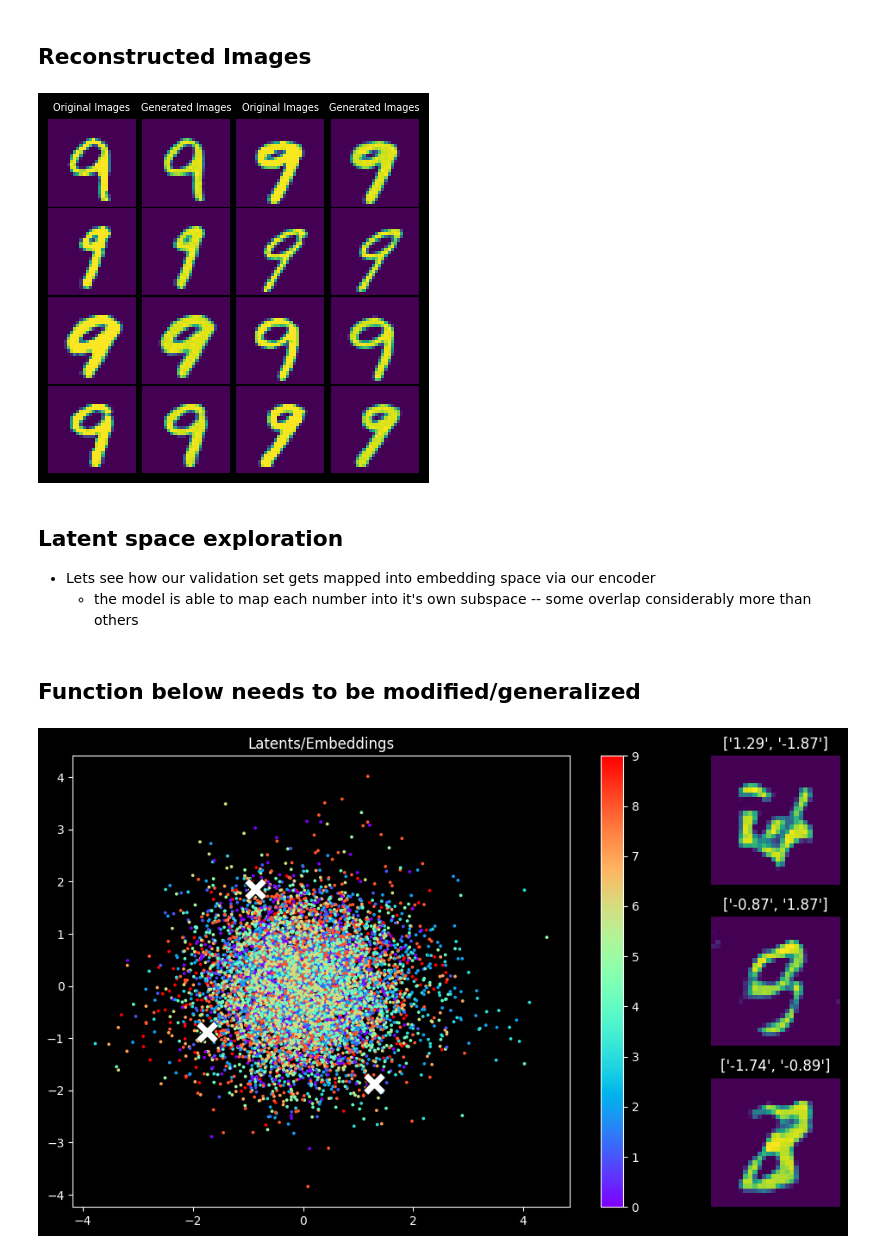
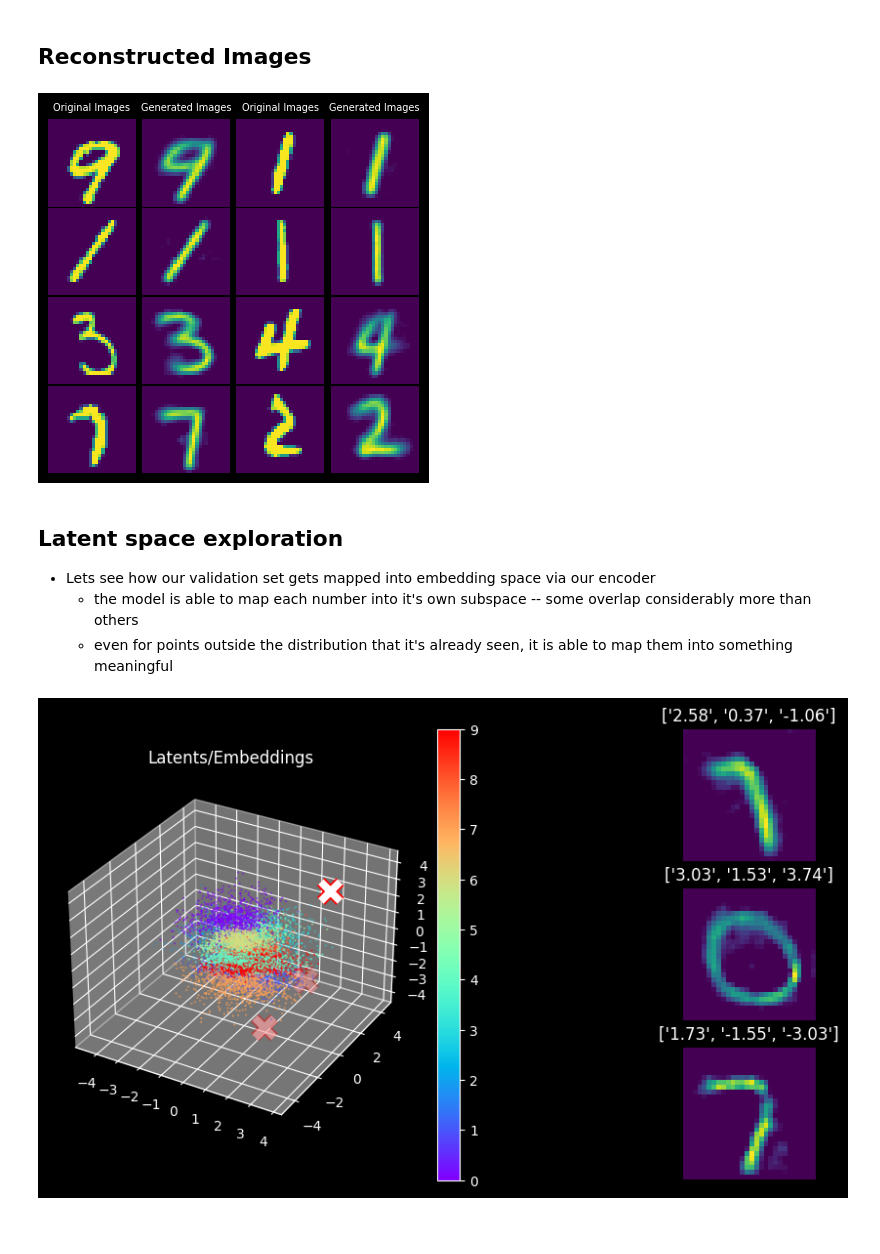
Before and after one commit to azaidi06/generative, a Jupyter notebook: vae.ipynb, the cells around one changed output. Drawn from its saved outputs; the diff is of its cells as text; code cells hidden in the pictures; blank space fills up the shorter version.

Commit message:
3d vae plotting; needs more prose

```diff
--- a/vae.ipynb
+++ b/vae.ipynb
@@ -48,7 +48,7 @@ torch.Size([64, 1, 28, 28])
 # %%
 #| echo: false
 #| output: false
-model = Vae(latent_dims=64,
+model = Vae(latent_dims=3,
            ).to('cuda')
 model.to('cuda');
 model_out = model(batch[0])
@@ -86,20 +86,19 @@ learner.fine_tune(12, 3e-2)
 # %%
 #| echo: false
 model.to('cuda');
-plt_subs(*get_valid_results(model, dls.valid), size=2)
+plt_subs(*get_valid_results(model, dls.train), size=2)
 # %% [output]
-[figure, old version]
+[figure, new version]
 # %% [markdown]
 ## Latent space exploration
 
 * Lets see how our validation set gets mapped into embedding space via our encoder
     + the model is able to map each number into it's own subspace -- some overlap considerably more than others
+    + even for points outside the distribution that it's already seen, it is able to map them into something meaningful
-# %% [markdown]
-## Function below needs to be modified/generalized
 # %%
 #| fig-cap: "Figure 2: Embedding Space and Latent Reconstructions"
 #| fig-subcap:
 #|   - "left: embedding scatter plot <br> right: reconstructed latents"
-plot_latent_regen(model, min=-2, max=2)
+plot_latent_regen(model, min=-4, max=4)
 # %% [output]
-[figure, old version]
+[figure, new version]
```
Also changed, not shown: parts of 3 cells of this notebook, 3 other files.
